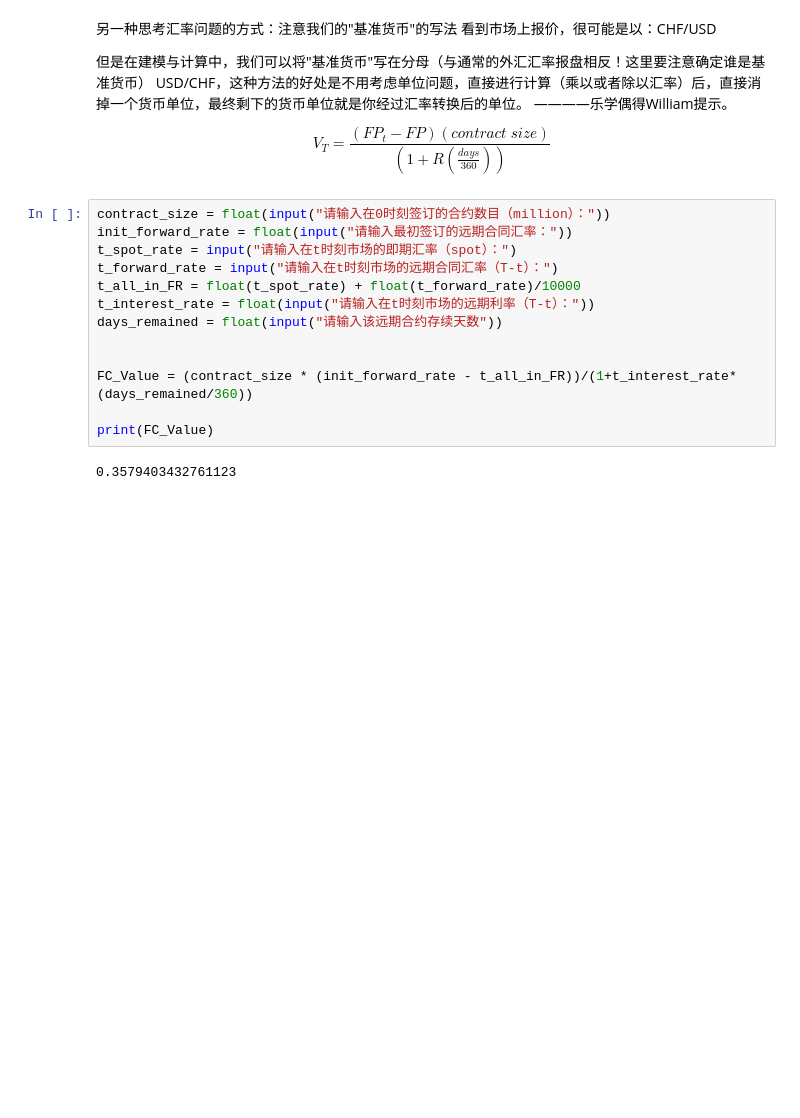
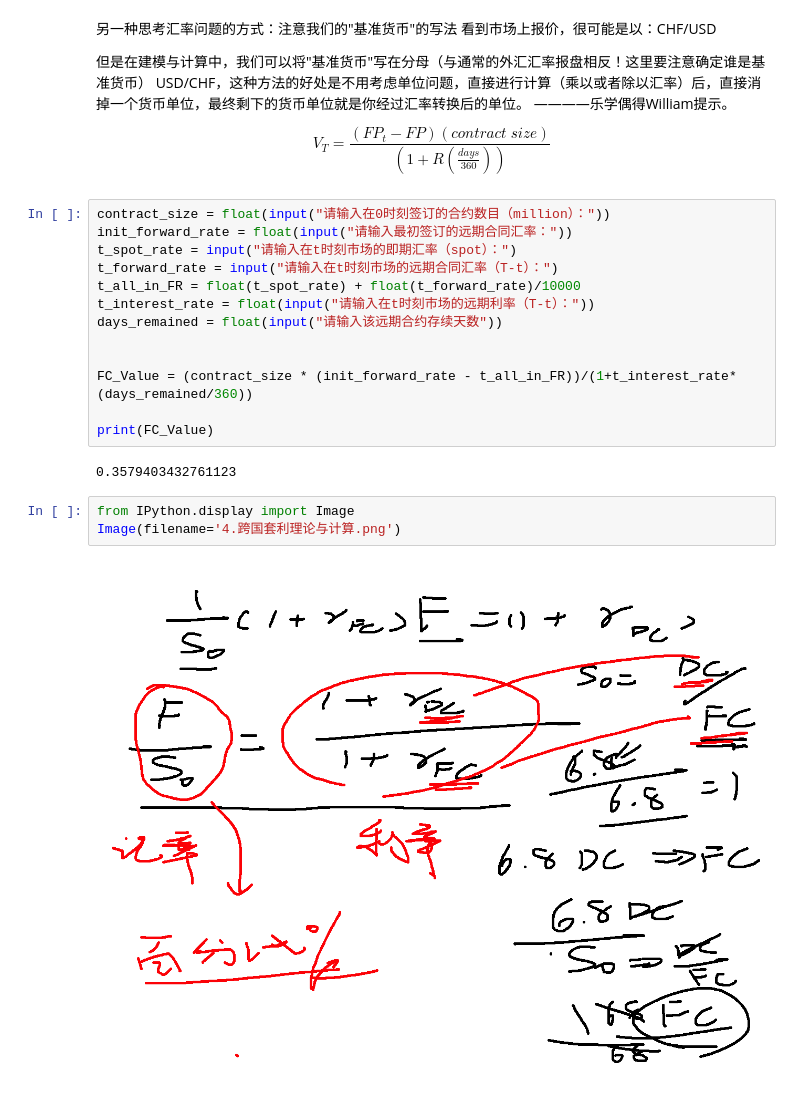
Before and after one commit to williamjiamin/LXOD_FinTech_Intro, a Jupyter notebook: 3.经济学原理入门/3.汇率与远期汇率相关套利.ipynb, the cells around one changed output. Cells and saved outputs as stored; diff of their text form; blank space fills up the shorter version.

```diff
--- a/3.经济学原理入门/3.汇率与远期汇率相关套利.ipynb
+++ b/3.经济学原理入门/3.汇率与远期汇率相关套利.ipynb
@@ -86,3 +86,8 @@ FC_Value = (contract_size * (init_forward_rate - t_all_in_FR))/(1+t_interest_rat
 print(FC_Value)
 # %% [output]
 0.3579403432761123
+# %%
+from IPython.display import Image
+Image(filename='4.跨国套利理论与计算.png')
+# %% [output]
+[figure, added]
```
Also changed, not shown: parts of 5 cells of this notebook, 1 other file.
